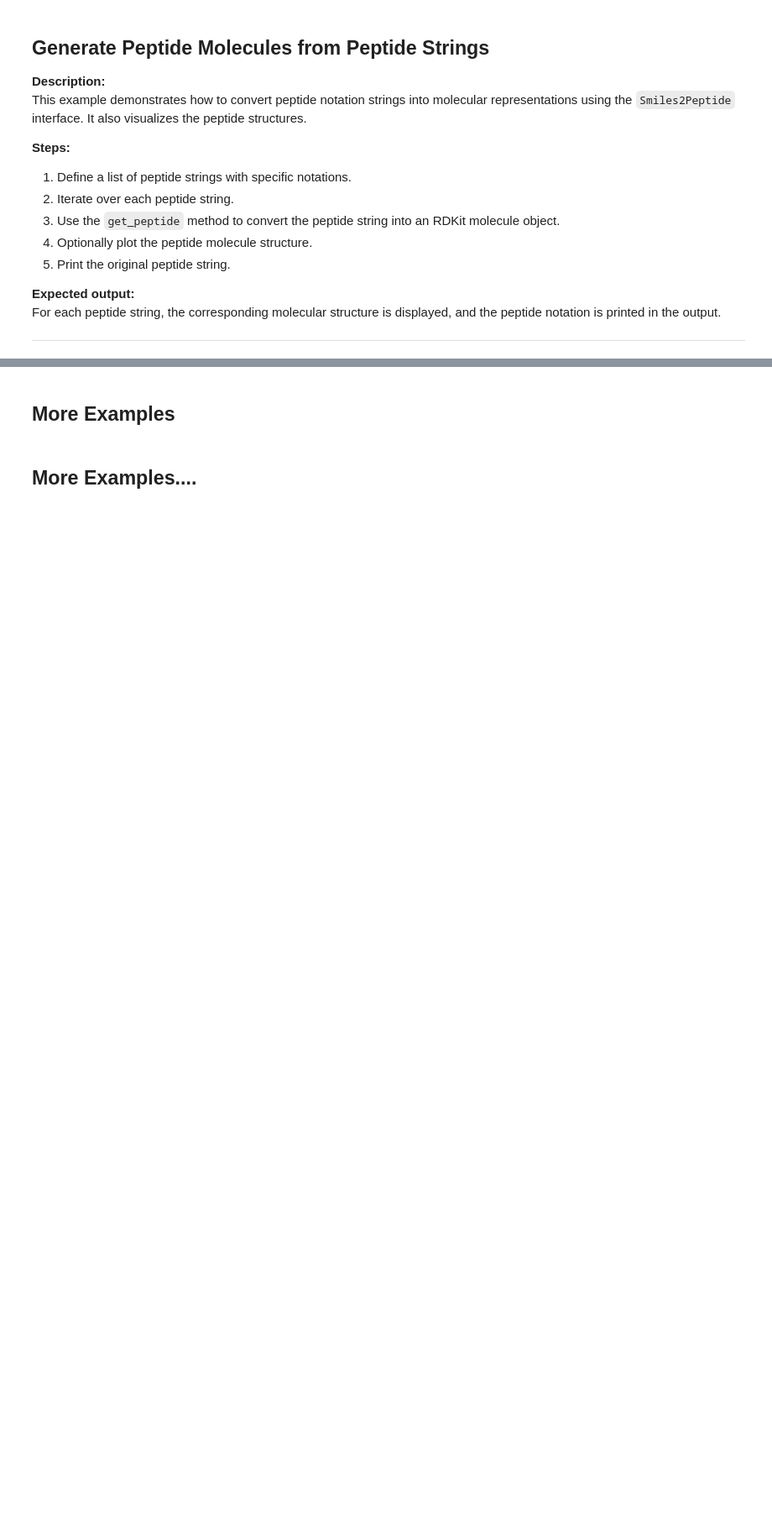
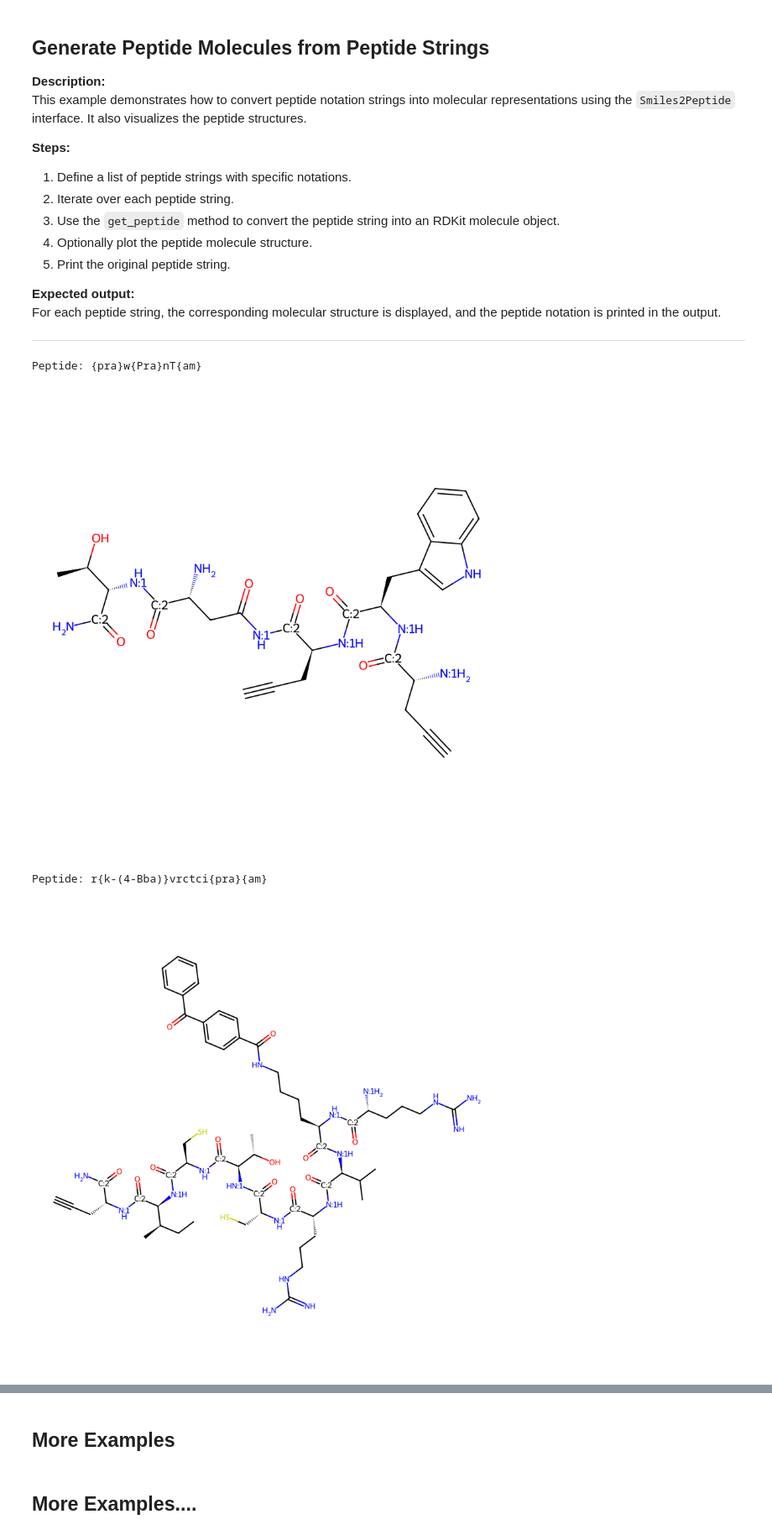
Before and after one commit to BilodeauGroup/smiles2peptides, a Jupyter notebook: examples.ipynb, the cells around one changed output, grey strips where cells are left out. Shown at 84% size. Drawn from its saved outputs; the diff is of its cells as text; code cells hidden in the pictures; blank space fills up the shorter version.

```diff
--- a/examples.ipynb
+++ b/examples.ipynb
@@ -15,7 +15,7 @@ An initialized `Smiles2Peptide` object ready for use in subsequent peptide tasks
 # %%
 from smiles2peptides.interface import Smiles2Peptide
 
-smiles2peptides = Smiles2Peptide()
+smiles2peptides = Smiles2Peptide(custom_dict_path="copy_modified_amino_acids_library.xlsx")
 # %% [markdown]
 ## Generate Peptide Molecules from Peptide Strings
 
@@ -36,10 +36,16 @@ For each peptide string, the corresponding molecular structure is displayed, and
 # %%
 peptides = [
             "{pra}w{Pra}nT{am}",
-            "{PEG2}pr{GlcNAc-T}l{am}",
-            "'r{k-(4-Bba)}vrctci{pra}{am}'"
+            "r{k-(4-Bba)}vrctci{pra}{am}",
+            "{PEG2}prl{am}"
+            #"{PEG2}pr{GlcNAc-T}l{am}",
             ]
 
 for pep in peptides:
     print('Peptide:', pep)
     mol = smiles2peptides.get_peptide(pep, plot_peptide=True) #<--- This is the RdKit molecule object for the peptide"
+# %% [output]
+Peptide: {pra}w{Pra}nT{am}
+[figure, added]
+Peptide: r{k-(4-Bba)}vrctci{pra}{am}
+[figure, added]
```
Also changed, not shown: parts of 5 cells of this notebook, 2 other files.
